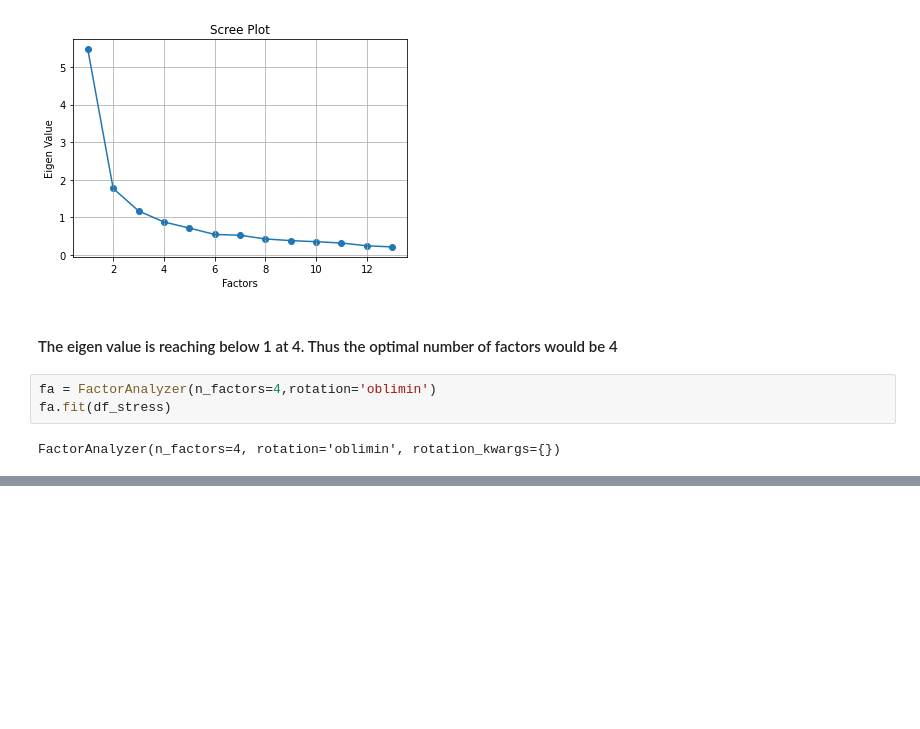
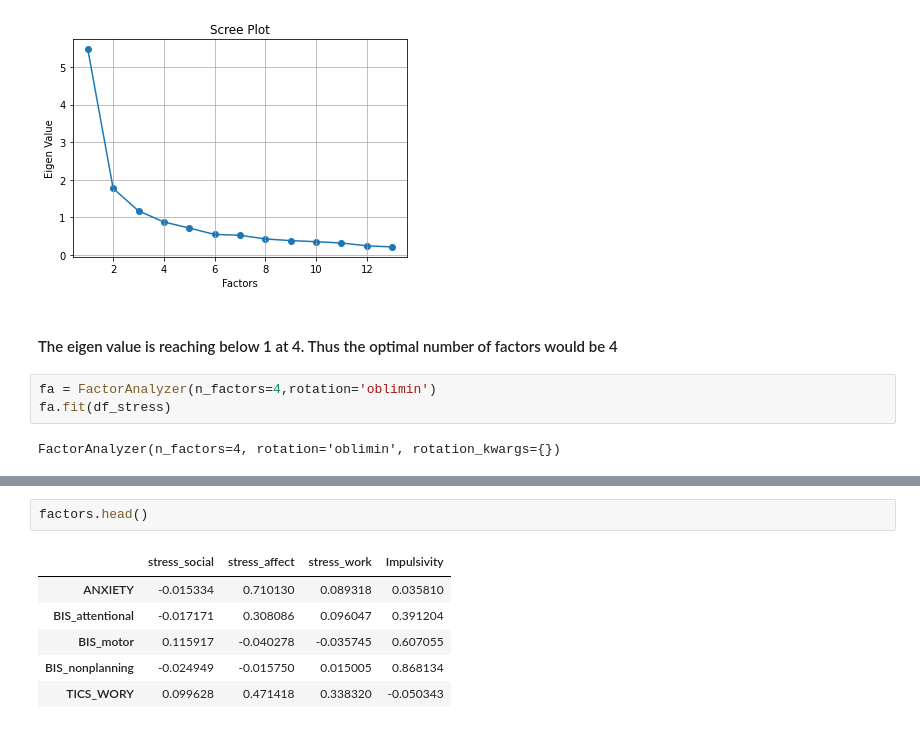
Before and after one commit to 2020201079/brsm-project, a Jupyter notebook: BRSM_Project.ipynb, the cells around one changed output, grey strips where cells are left out. Saved outputs shown, nothing was run; the diff lists cells and outputs as text; blank space fills up the shorter version.

```diff
--- a/BRSM_Project.ipynb
+++ b/BRSM_Project.ipynb
@@ -307,0 +312,9 @@ pd.DataFrame(fa.loadings_,index=df_stress.columns)
+# %%
+factors.head()
+# %% [output]
+|  | stress_social | stress_affect | stress_work | Impulsivity |
+| ANXIETY | -0.015334 | 0.710130 | 0.089318 | 0.035810 |
+| BIS_attentional | -0.017171 | 0.308086 | 0.096047 | 0.391204 |
+| BIS_motor | 0.115917 | -0.040278 | -0.035745 | 0.607055 |
+| BIS_nonplanning | -0.024949 | -0.015750 | 0.015005 | 0.868134 |
+| TICS_WORY | 0.099628 | 0.471418 | 0.338320 | -0.050343 |
```
Also changed, not shown: parts of 5 cells of this notebook.
